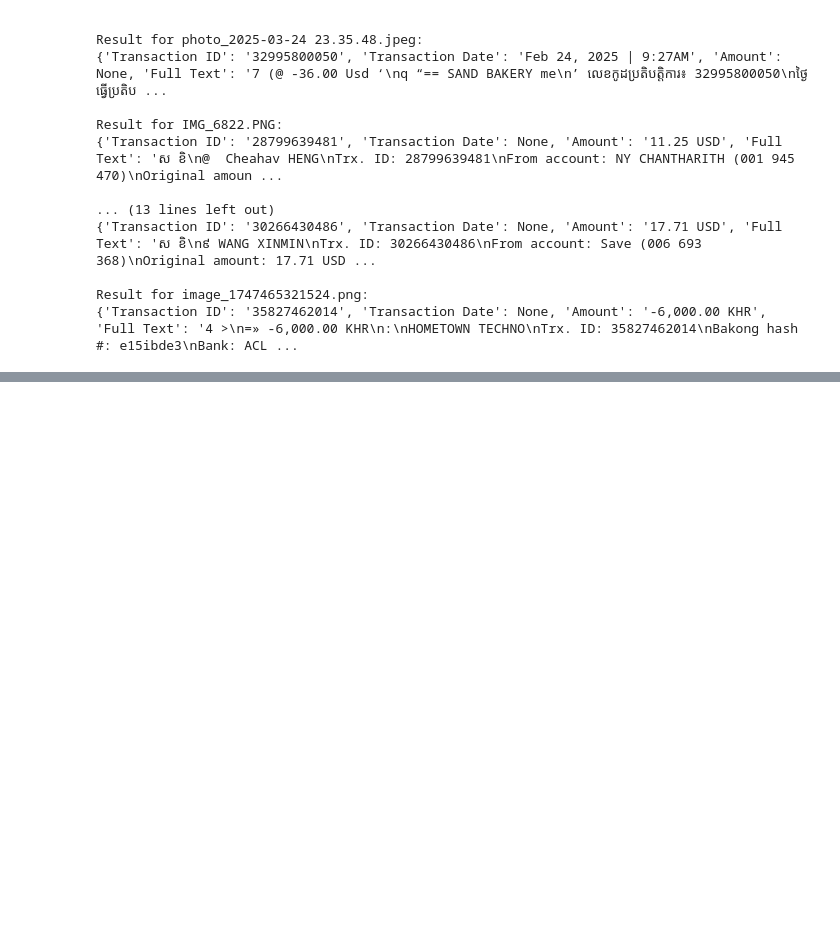
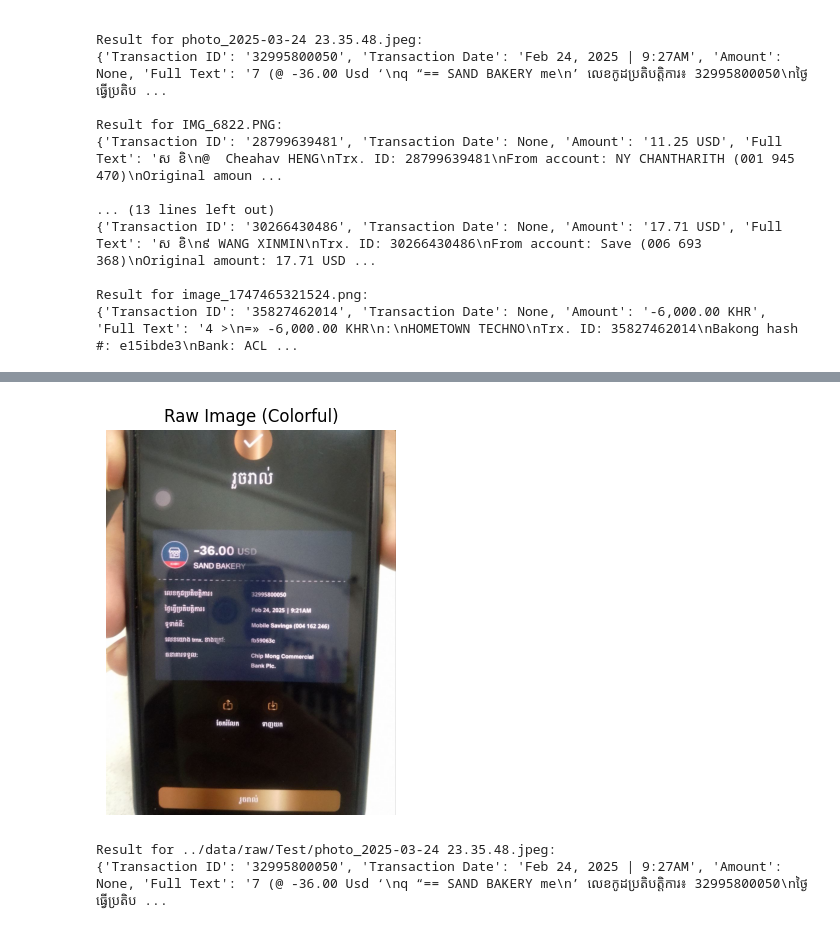
Before and after one commit to chantharith-NY/Bank-Transcript-Scanner, a Jupyter notebook: notebooks/Extract_data.ipynb, the cells around one changed output, grey strips where cells are left out. Saved outputs shown, nothing was run; the diff lists cells and outputs as text; code cells hidden in the pictures; blank space fills up the shorter version.

```diff
--- a/notebooks/Extract_data.ipynb
+++ b/notebooks/Extract_data.ipynb
@@ -456,0 +524,17 @@ Result for image_1747465321524.png:
+# %%
+img_color = cv2.imread(image_path_1, cv2.IMREAD_COLOR)
+# Convert BGR (OpenCV default) to RGB for matplotlib
+img_rgb = cv2.cvtColor(img_color, cv2.COLOR_BGR2RGB)
+plt.figure(figsize=(5, 5))
+plt.imshow(img_rgb)
+plt.title("Raw Image (Colorful)")
+plt.axis('off')
+plt.show()
+# %% [output]
+[figure, added]
+# %%
+result = extract_transaction_data(image_path_1)
+print(f"Result for {image_path_1}:\n{result}\n")
+# %% [output]
+Result for ../data/raw/Test/photo_2025-03-24 23.35.48.jpeg:
+{'Transaction ID': '32995800050', 'Transaction Date': 'Feb 24, 2025 | 9:27AM', 'Amount': None, 'Full Text': '7 (@ -36.00 Usd ‘\nq “== SAND BAKERY me\n’ លេខកូដប្រតិបត្តិការ៖ 32995800050\nថ្ងៃធ្វើប្រតិប ...
```
Also changed, not shown: parts of 4 cells of this notebook.
